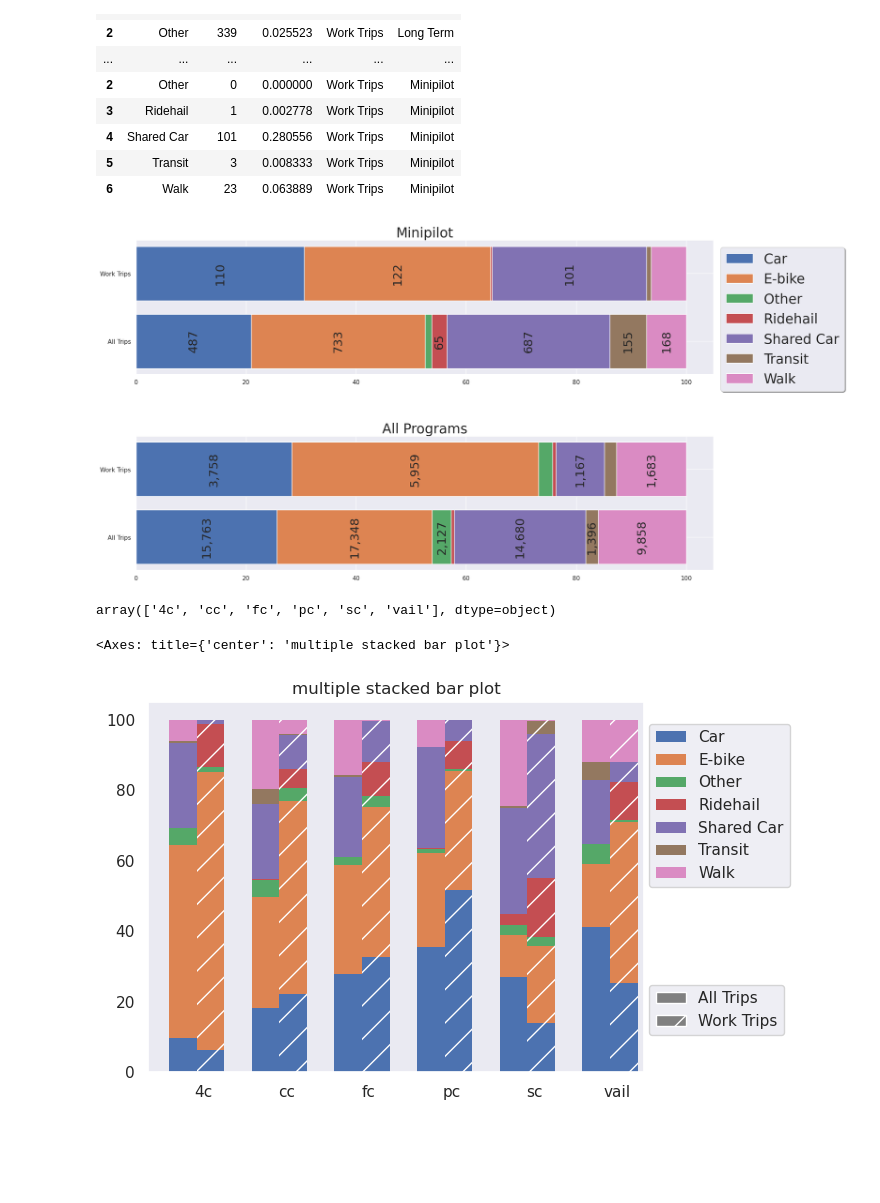
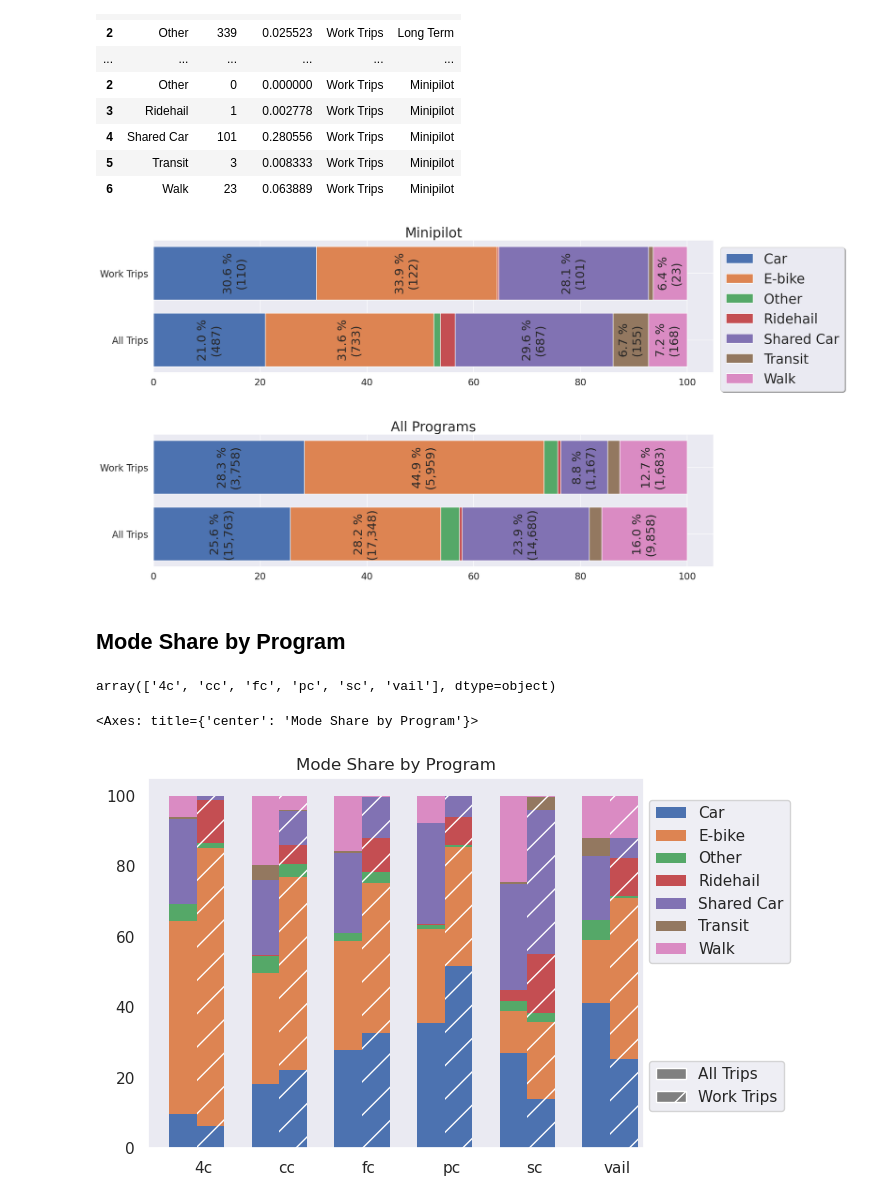
Before and after one commit to e-mission/em-public-dashboard, a Jupyter notebook: viz_scripts/CanBikeCO_Analysis.ipynb, the cells around one changed output. Cells and saved outputs as stored; diff of their text form; code cells hidden in the pictures; blank space fills up the shorter version.

```diff
--- a/viz_scripts/CanBikeCO_Analysis.ipynb
+++ b/viz_scripts/CanBikeCO_Analysis.ipynb
@@ -15,6 +17,14 @@ import scaffolding
 sns.set_style("whitegrid")
 sns.set()
 %matplotlib inline
+
+params = {'legend.fontsize': 'x-large',
+          'figure.figsize': (15, 5),
+         'axes.labelsize': 'x-large',
+         'axes.titlesize':'x-large',
+         'xtick.labelsize':'x-large',
+         'ytick.labelsize':'x-large'}
+plt.rcParams.update(params)
 # %%
 # loading the data
 data = pd.read_csv("filtered_merged_trips.csv")
@@ -121,4 +132,6 @@ plot_data
 # %%
+# make and save the chart
+
 width = 0.8
 fig, ax = plt.subplots(2,1, figsize=(20,10))
 plt.rcParams.update({'font.size': 30})
@@ -127,36 +140,38 @@ running_total_long = [0,0]
 fig_data_mini = plot_data[plot_data['Dataset']=='Minipilot']
 fig_data_long = plot_data[plot_data['Dataset']=='Long Term']
 
 for mode in pd.unique(fig_data_mini.Mode):
     mini = fig_data_mini[fig_data_mini['Mode']==mode]
     long = fig_data_long[fig_data_long['Mode']==mode]
 
     labels = mini['Trip Type']
     vals = mini['Proportion']*100
     bar_labels = mini['Count']
-    vals_str = [x if x>30 else '' for x in bar_labels]
+    vals_str = [f'{y:.1f} %\n({x:,})' if y>5 else '' for x, y in zip(bar_labels, vals)]
     bar = ax[0].barh(labels, vals, width, left=running_total_mini, label=mode)
     ax[0].bar_label(bar, label_type='center', labels=vals_str, rotation=90, fontsize=22)
     running_total_mini[0] = running_total_mini[0]+vals.iloc[0]
     running_total_mini[1] = running_total_mini[1]+vals.iloc[1]
 
     labels = long['Trip Type']
     vals = long['Proportion']*100
     bar_labels = long['Count']
-    vals_str = [f'{x:,}' if x>350 else '' for x in bar_labels]
+    vals_str = [f'{y:.1f} %\n({x:,})' if y>5 else '' for x, y in zip(bar_labels, vals)]
     bar = ax[1].barh(labels, vals, width, left=running_total_long, label=mode)
     ax[1].bar_label(bar, label_type='center', labels=vals_str, rotation=90, fontsize=22)
     running_total_long[0] = running_total_long[0]+vals.iloc[0]
     running_total_long[1] = running_total_long[1]+vals.iloc[1]
 
 ax[0].set_title('Minipilot', fontsize=25)
 ax[1].set_title('All Programs', fontsize=25)
 ax[0].legend(bbox_to_anchor=(1,1), fancybox=True, shadow=True, fontsize=25)
 plt.subplots_adjust(bottom=0.20)
 fig.tight_layout()
 plt.show()
 # %% [output]
-[figure, old version]
+[figure, new version]
+# %% [markdown]
+## Mode Share by Program
 # %%
 # process the data for the clustered chart
 data.program.unique()
@@ -249,7 +261,7 @@ H is the hatch used for identification of the different dataframe"""
     return axe
 # %%
 # Then, just call :
-plot_clustered_stacked([all_trips, work_trips],["All Trips", "Work Trips"])
+plot_clustered_stacked([all_trips, work_trips],["All Trips", "Work Trips"], title = "Mode Share by Program")
 # %% [output]
-<Axes: title={'center': 'multiple stacked bar plot'}>
+<Axes: title={'center': 'Mode Share by Program'}>
-[figure, old version]
+[figure, new version]
```
Also changed, not shown: parts of 13 cells of this notebook.
